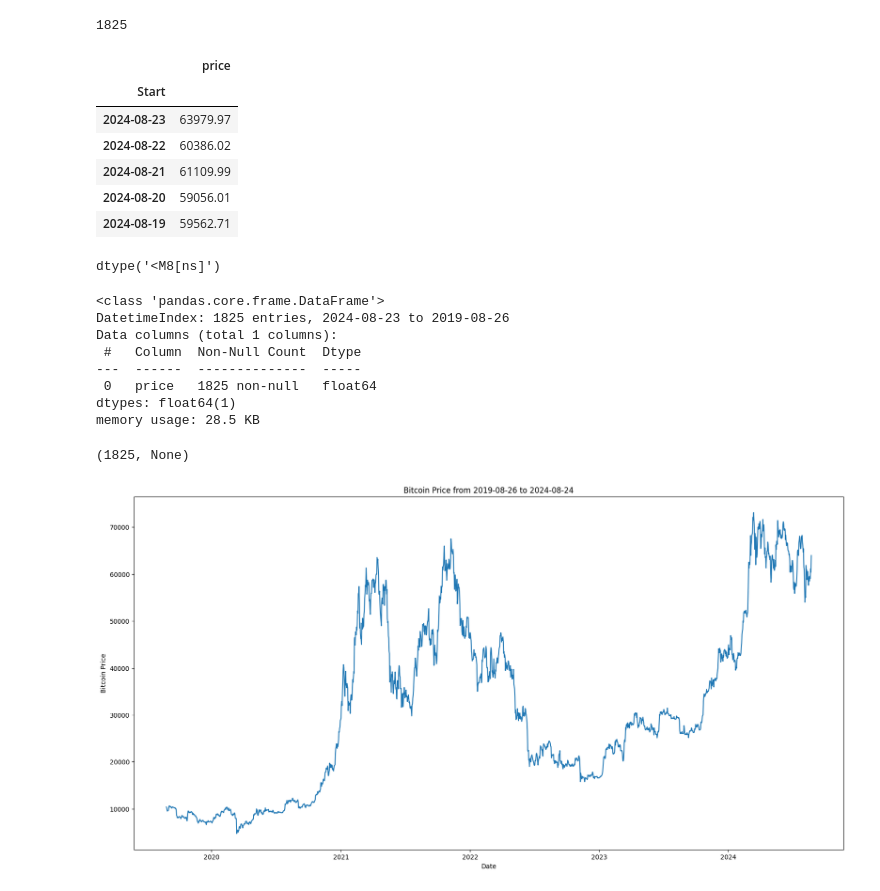
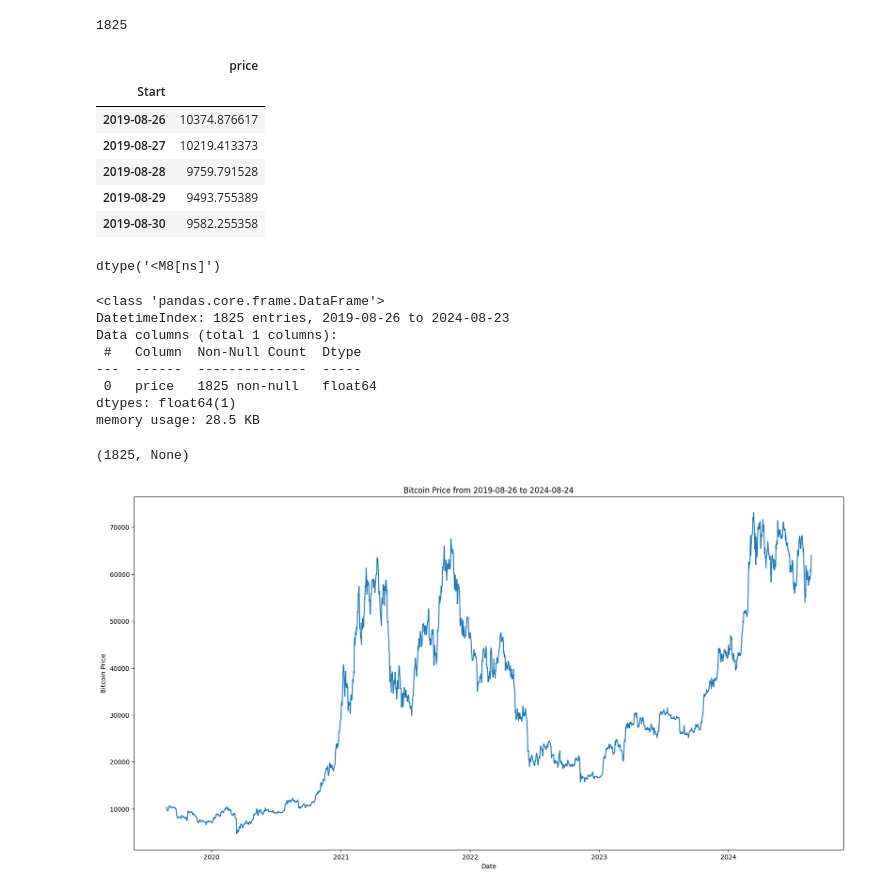
Before and after one commit to fahriyegrl/bitcoin_predict_time_series_tensorflow, a Jupyter notebook: bitcoin_prediction_time_series_forecasting_tensorflow.ipynb, the cells around one changed output. Cells and saved outputs as stored; diff of their text form; code cells hidden in the pictures.

```diff
--- a/bitcoin_prediction_time_series_forecasting_tensorflow.ipynb
+++ b/bitcoin_prediction_time_series_forecasting_tensorflow.ipynb
@@ -76,16 +76,17 @@ len(df)
 # %% [output]
 1825
 # %%
-bitcoin_price = pd.DataFrame(df['Close']).rename(columns={'Close':'price'})
+bitcoin_price_reversed = df.iloc[::-1]
+bitcoin_price = pd.DataFrame(bitcoin_price_reversed['Close']).rename(columns={'Close':'price'})
 bitcoin_price.head()
 # %% [output]
 |  | price |
 | Start |  |
-| 2024-08-23 | 63979.97 |
-| 2024-08-22 | 60386.02 |
-| 2024-08-21 | 61109.99 |
-| 2024-08-20 | 59056.01 |
-| 2024-08-19 | 59562.71 |
+| 2019-08-26 | 10374.876617 |
+| 2019-08-27 | 10219.413373 |
+| 2019-08-28 | 9759.791528 |
+| 2019-08-29 | 9493.755389 |
+| 2019-08-30 | 9582.255358 |
 # %%
 bitcoin_price.index.dtype
 # %% [output]
@@ -94,7 +95,7 @@ dtype('<M8[ns]')
 len(bitcoin_price), bitcoin_price.info()
 # %% [output]
 <class 'pandas.core.frame.DataFrame'>
-DatetimeIndex: 1825 entries, 2024-08-23 to 2019-08-26
+DatetimeIndex: 1825 entries, 2019-08-26 to 2024-08-23
 Data columns (total 1 columns):
  #   Column  Non-Null Count  Dtype
 ---  ------  --------------  -----
```
Also changed, not shown: parts of 62 cells of this notebook.
